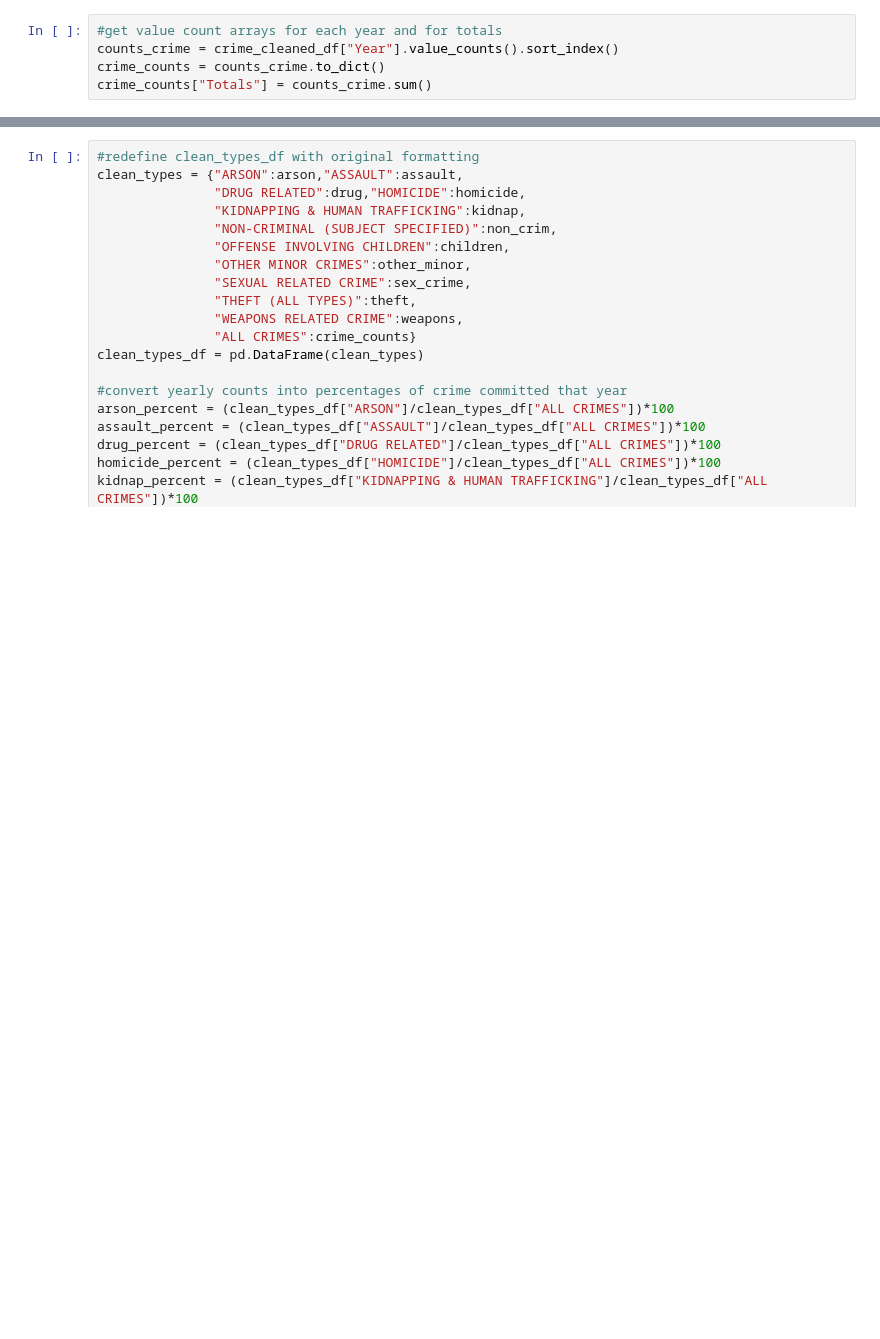
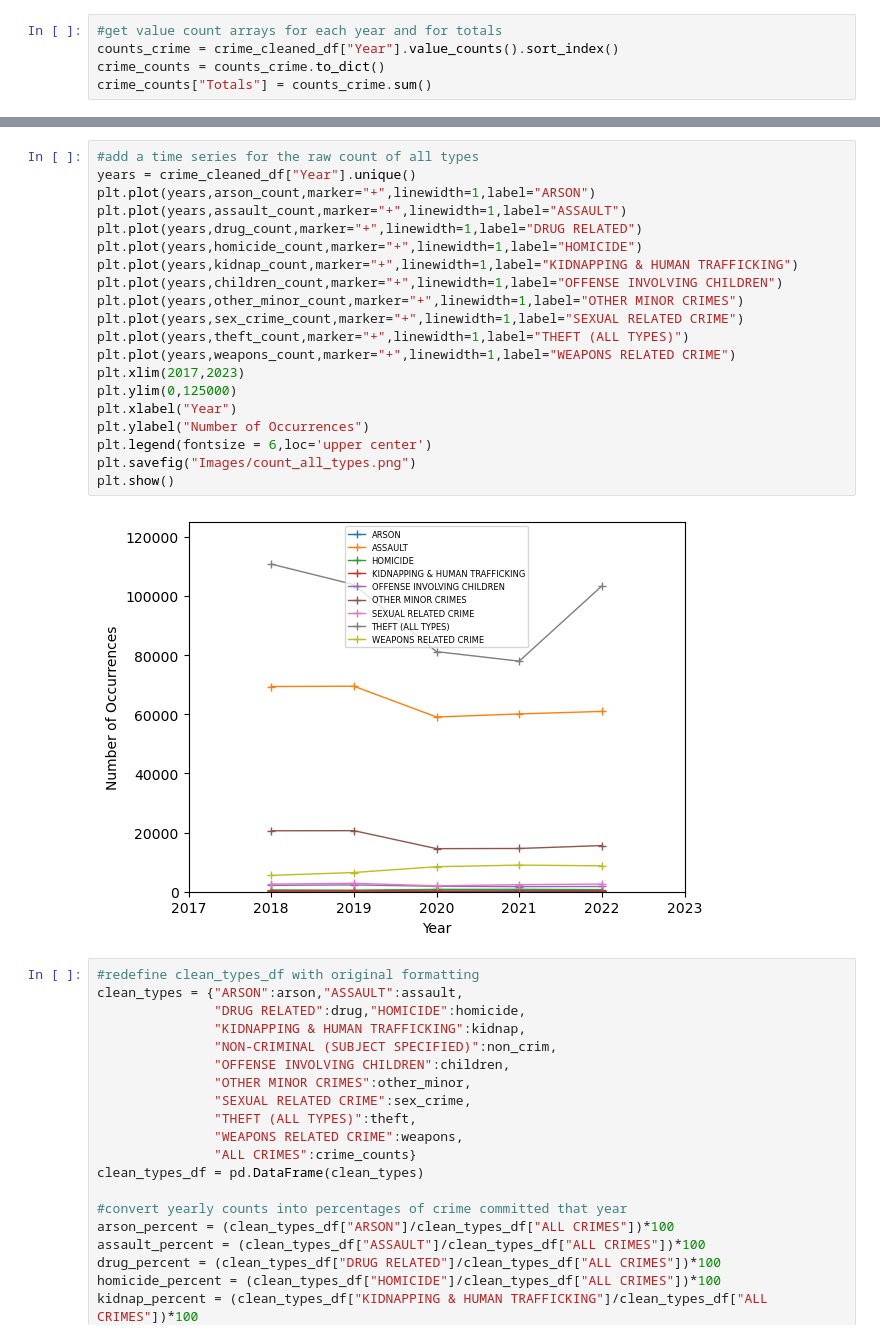
Before and after one commit to jmpealy/project1, a Jupyter notebook: heinous_crimes.ipynb, the cells around one changed output, grey strips where cells are left out. Drawn from its saved outputs; the diff is of its cells as text; blank space fills up the shorter version.

Commit message:
added time series

```diff
--- a/heinous_crimes.ipynb
+++ b/heinous_crimes.ipynb
@@ -202,3 +199,25 @@ clean_types_df
+# %%
+#add a time series for the raw count of all types
+years = crime_cleaned_df["Year"].unique()
+plt.plot(years,arson_count,marker="+",linewidth=1,label="ARSON")
+plt.plot(years,assault_count,marker="+",linewidth=1,label="ASSAULT")
+plt.plot(years,drug_count,marker="+",linewidth=1,label="DRUG RELATED")
+plt.plot(years,homicide_count,marker="+",linewidth=1,label="HOMICIDE")
+plt.plot(years,kidnap_count,marker="+",linewidth=1,label="KIDNAPPING & HUMAN TRAFFICKING")
+plt.plot(years,children_count,marker="+",linewidth=1,label="OFFENSE INVOLVING CHILDREN")
+plt.plot(years,other_minor_count,marker="+",linewidth=1,label="OTHER MINOR CRIMES")
+plt.plot(years,sex_crime_count,marker="+",linewidth=1,label="SEXUAL RELATED CRIME")
+plt.plot(years,theft_count,marker="+",linewidth=1,label="THEFT (ALL TYPES)")
+plt.plot(years,weapons_count,marker="+",linewidth=1,label="WEAPONS RELATED CRIME")
+plt.xlim(2017,2023)
+plt.ylim(0,125000)
+plt.xlabel("Year")
+plt.ylabel("Number of Occurrences")
+plt.legend(fontsize = 6,loc='upper center')
+plt.savefig("Images/count_all_types.png")
+plt.show()
+# %% [output]
+[figure, added]
 # %%
 #redefine clean_types_df with original formatting
 clean_types = {"ARSON":arson,"ASSAULT":assault,
```
Also changed, not shown: parts of 22 cells of this notebook, 8 other files.
